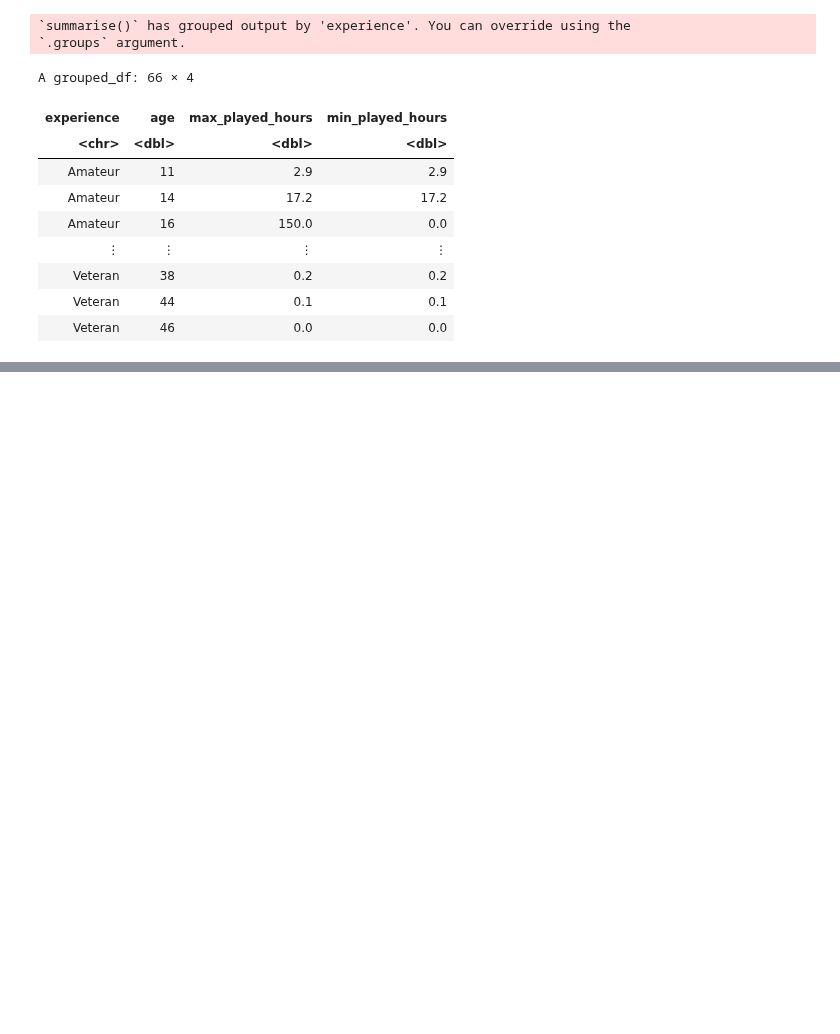
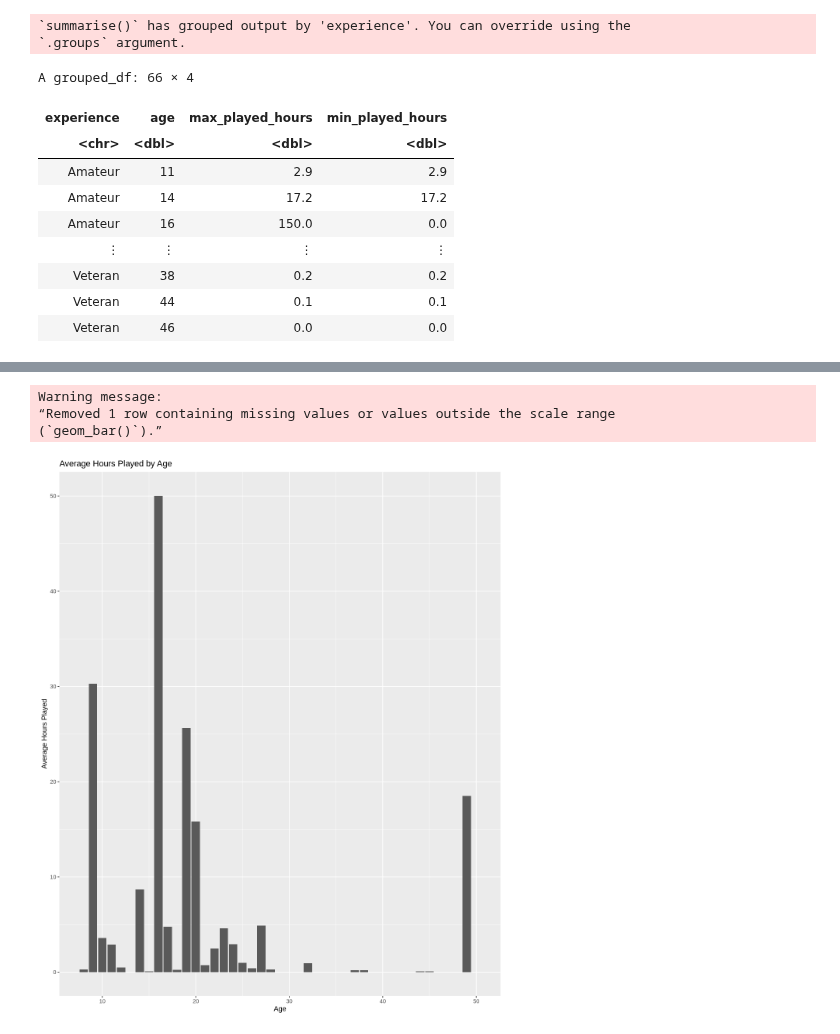
Before and after one commit to Chalkkk/dsci-final-group-project, a Jupyter notebook: final_project.ipynb, the cells around one changed output, grey strips where cells are left out. Saved outputs shown, nothing was run; the diff lists cells and outputs as text; code cells hidden in the pictures; blank space fills up the shorter version.

```diff
--- a/final_project.ipynb
+++ b/final_project.ipynb
@@ -261,0 +281,12 @@ A grouped_df: 66 × 4
+# %%
+hours_age_bars <- hours_age_sum |>
+    ggplot(aes(x = age, y = average_played_hours)) +
+    geom_bar(stat = "identity") +
+    labs(title = "Average Hours Played by Age", x = "Age", y = "Average Hours Played")
+
+hours_age_bars
+# %% [output]
+Warning message:
+“Removed 1 row containing missing values or values outside the scale range
+(`geom_bar()`).”
+[figure, added]
```
Also changed, not shown: parts of 2 cells of this notebook, 2 other files.
